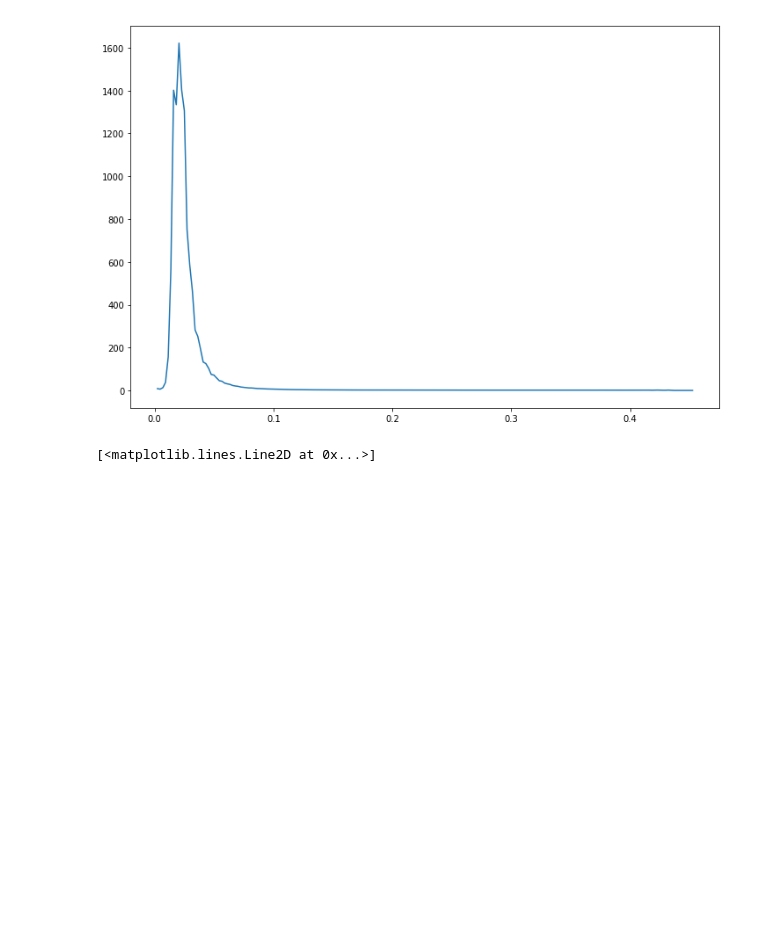
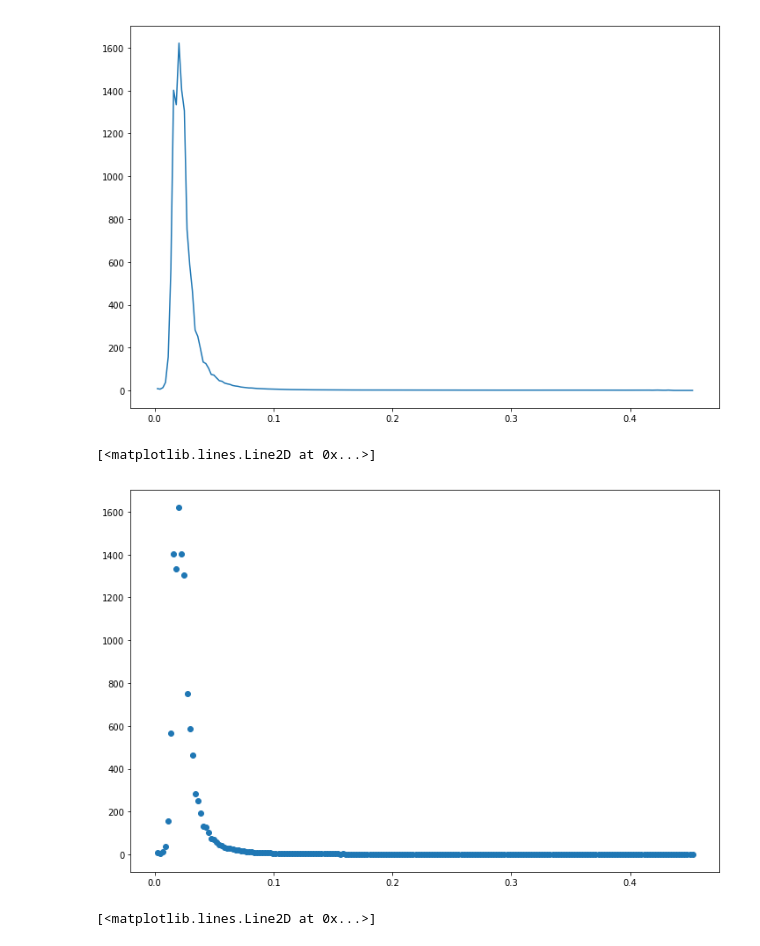
Before and after one commit to neutrons/IPythonNotebookTutorial, a Jupyter notebook: 2 - Introduction to Plotting.ipynb, the cells around one changed output. Drawn from its saved outputs; the diff is of its cells as text; code cells hidden in the pictures; blank space fills up the shorter version.

```diff
--- a/2 - Introduction to Plotting.ipynb
+++ b/2 - Introduction to Plotting.ipynb
@@ -229,6 +282,13 @@ plt.plot(data['X'], data['Y'])
 # %% [output]
 [<matplotlib.lines.Line2D at 0x...>]
 [figure]
+# %%
+# Different marker
+# See: https://matplotlib.org/api/markers_api.html
+plt.plot(data['X'], data['Y'], marker='o', linestyle='')
+# %% [output]
+[<matplotlib.lines.Line2D at 0x...>]
+[figure, added]
 # %%
 # Log x
 plt.semilogx(data['X'], data['Y'])
```
Also changed, not shown: parts of 19 cells of this notebook.
